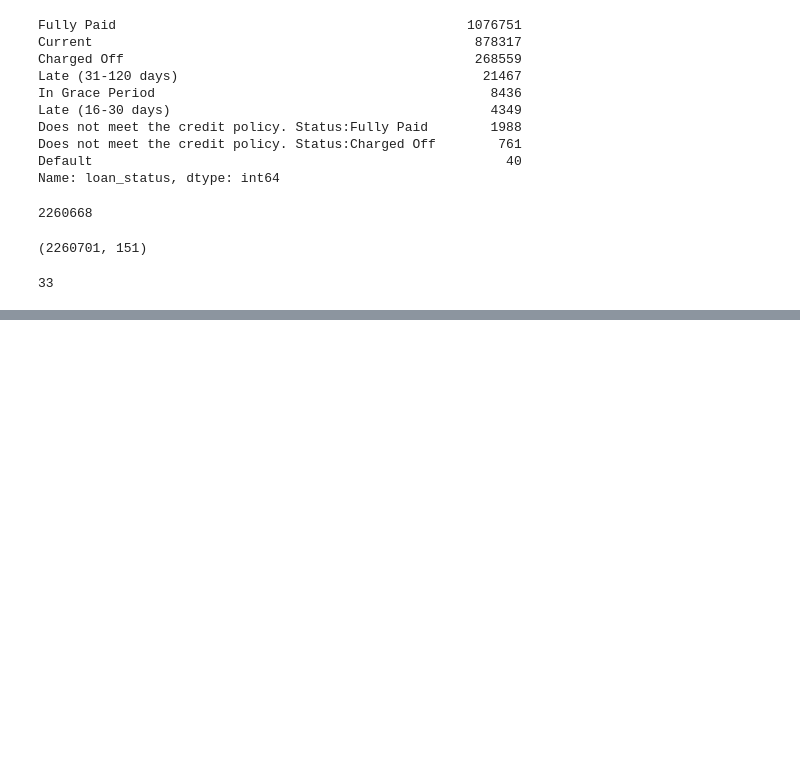
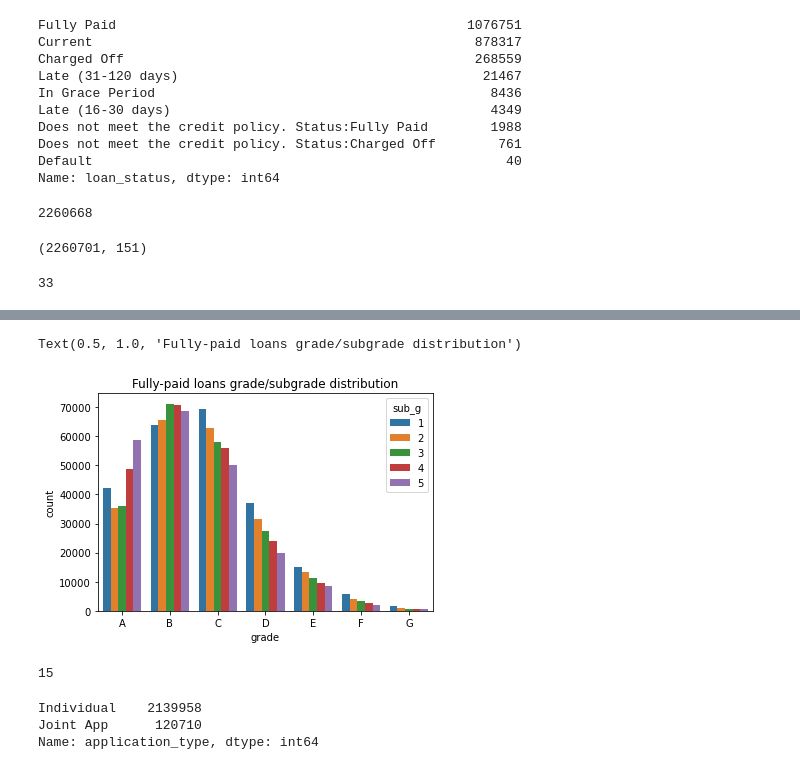
Before and after one commit to somayehY/SomayeYoussefi, a Jupyter notebook: LendingClub/LendingClub_DataWrangling.ipynb, the cells around one changed output, grey strips where cells are left out. Cells and saved outputs as stored; diff of their text form; code cells hidden in the pictures; blank space fills up the shorter version.

```diff
--- a/LendingClub/LendingClub_DataWrangling.ipynb
+++ b/LendingClub/LendingClub_DataWrangling.ipynb
@@ -347,0 +378,6 @@ df[df["loan_status"]=="Fully Paid" and df[""]]
+# %%
+sns.countplot(x="grade", data=dfFull, hue="sub_g", order = ['A', 'B', 'C', 'D', 'E', 'F', 'G'], hue_order=['1', '2', '3', '4', '5'])
+plt.title("Fully-paid loans grade/subgrade distribution")
+# %% [output]
+Text(0.5, 1.0, 'Fully-paid loans grade/subgrade distribution')
+[figure, added]
@@ -347,0 +388,10 @@ df[df["loan_status"]=="Fully Paid" and df[""]]
+# %%
+len(droplist)
+# %% [output]
+15
+# %%
+df["application_type"].value_counts()
+# %% [output]
+Individual    2139958
+Joint App      120710
+Name: application_type, dtype: int64
```
Also changed, not shown: parts of 38 cells of this notebook.
